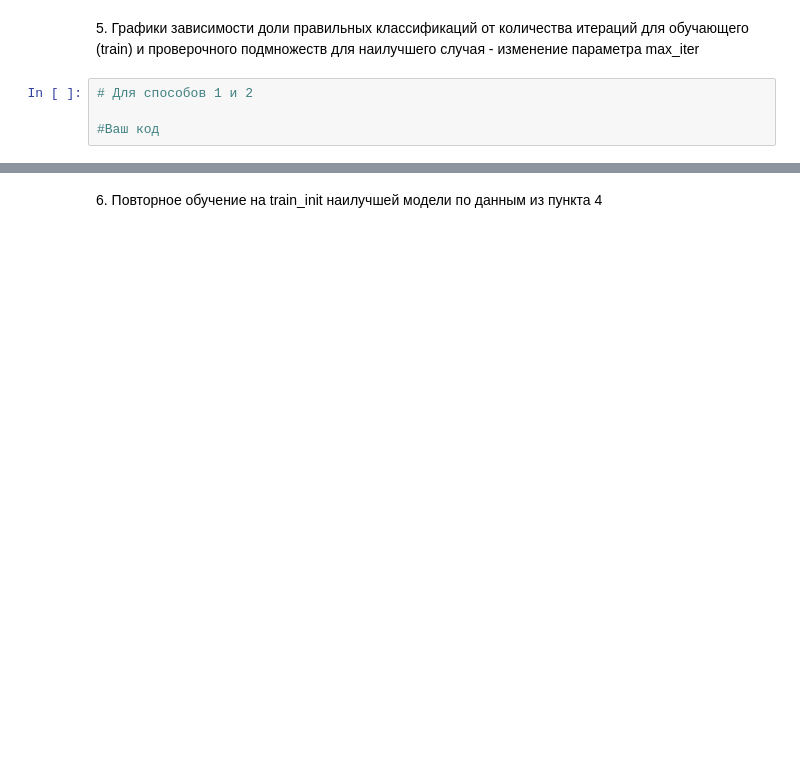
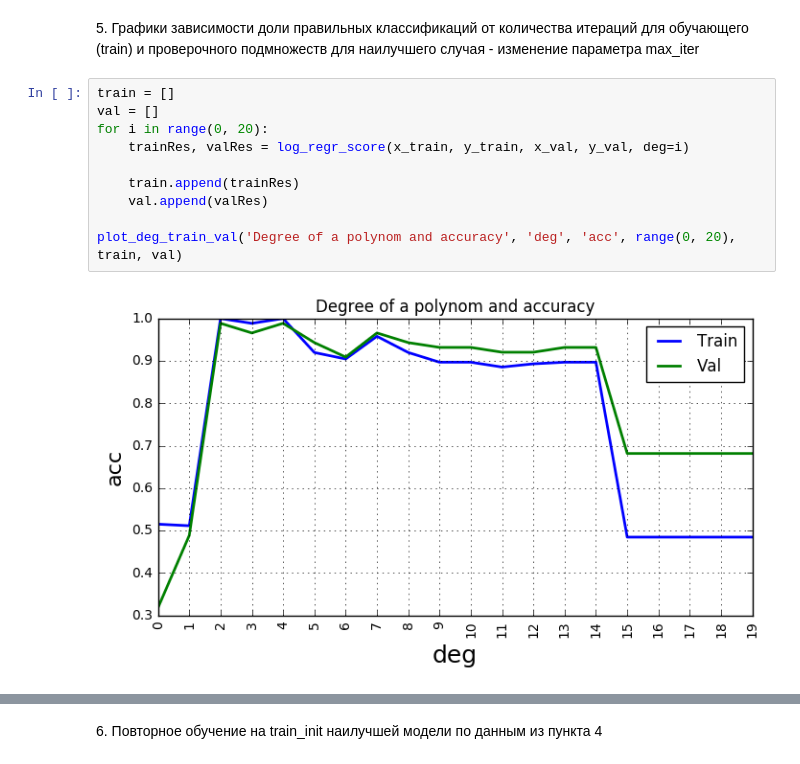
Before and after one commit to Sinopsys/IDAHSE-2017, a Jupyter notebook: Assignment_2/Assignment_2.ipynb, the cells around one changed output, grey strips where cells are left out. Drawn from its saved outputs; the diff is of its cells as text; blank space fills up the shorter version.

```diff
--- a/Assignment_2/Assignment_2.ipynb
+++ b/Assignment_2/Assignment_2.ipynb
@@ -313,6 +341,14 @@ x_train, x_val, y_train, y_val = cross_validation.train_test_split(x_train_init,
 # %% [markdown]
 <p>5. Графики зависимости доли правильных классификаций от количества итераций для обучающего (train) и проверочного подмножеств для наилучшего случая - изменение параметра max_iter</p>
-# %%
-# Для способов 1 и 2
-
-#Ваш код
+# %%
+train = []
+val = []
+for i in range(0, 20):
+    trainRes, valRes = log_regr_score(x_train, y_train, x_val, y_val, deg=i)
+
+    train.append(trainRes)
+    val.append(valRes)
+
+plot_deg_train_val('Degree of a polynom and accuracy', 'deg', 'acc', range(0, 20), train, val)
+# %% [output]
+[figure, added]
```
Also changed, not shown: parts of 22 cells of this notebook.
